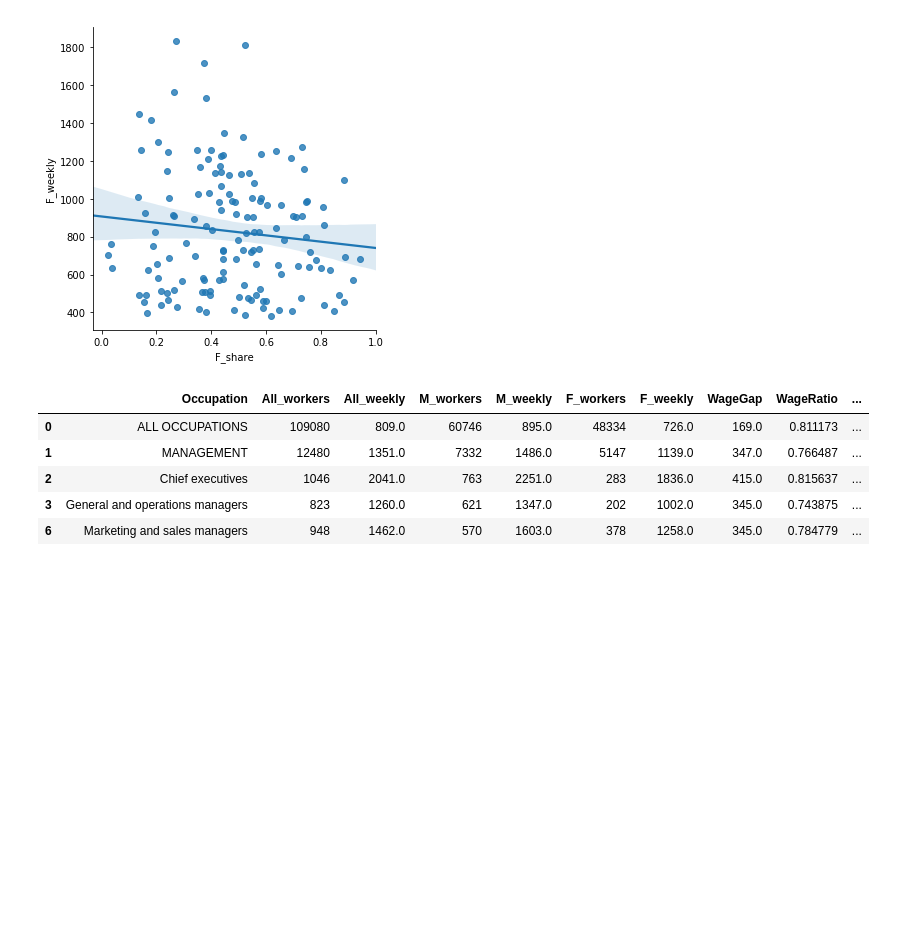
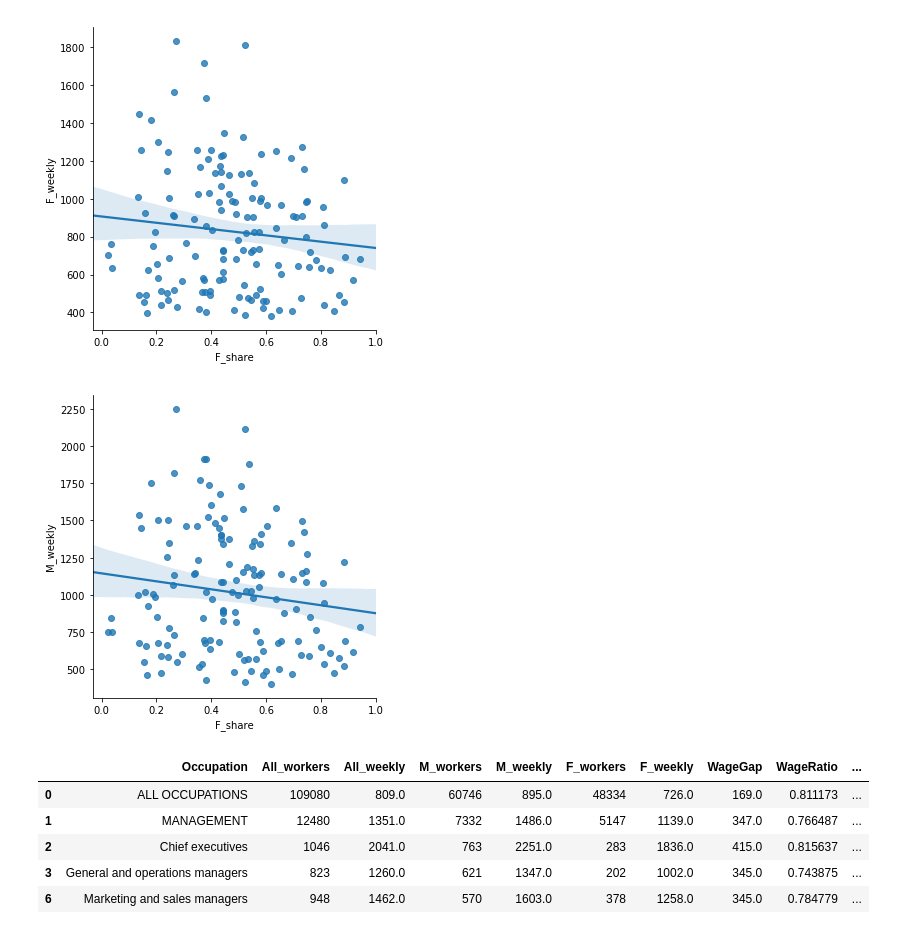
Before and after one commit to Schmidt8181/CapstoneProject, a Jupyter notebook: CapstoneProject.ipynb, the cells around one changed output. Cells and saved outputs as stored; diff of their text form; code cells hidden in the pictures; blank space fills up the shorter version.

```diff
--- a/CapstoneProject.ipynb
+++ b/CapstoneProject.ipynb
@@ -232,6 +238,12 @@ sns.lmplot(x='F_share', y='F_weekly', data=cleanedgenderwage)
 plt.show() # looks like as women take over a field, it just pays less -.-
 # %% [output]
 [figure]
+# %%
+# lmplot of Male wages vs female share
+sns.lmplot(x='F_share', y='M_weekly', data=cleanedgenderwage)
+plt.show()
+# %% [output]
+[figure, added]
 # %%
 cleanedgenderwage.head()
 # %% [output]
```
Also changed, not shown: parts of 9 cells of this notebook.
